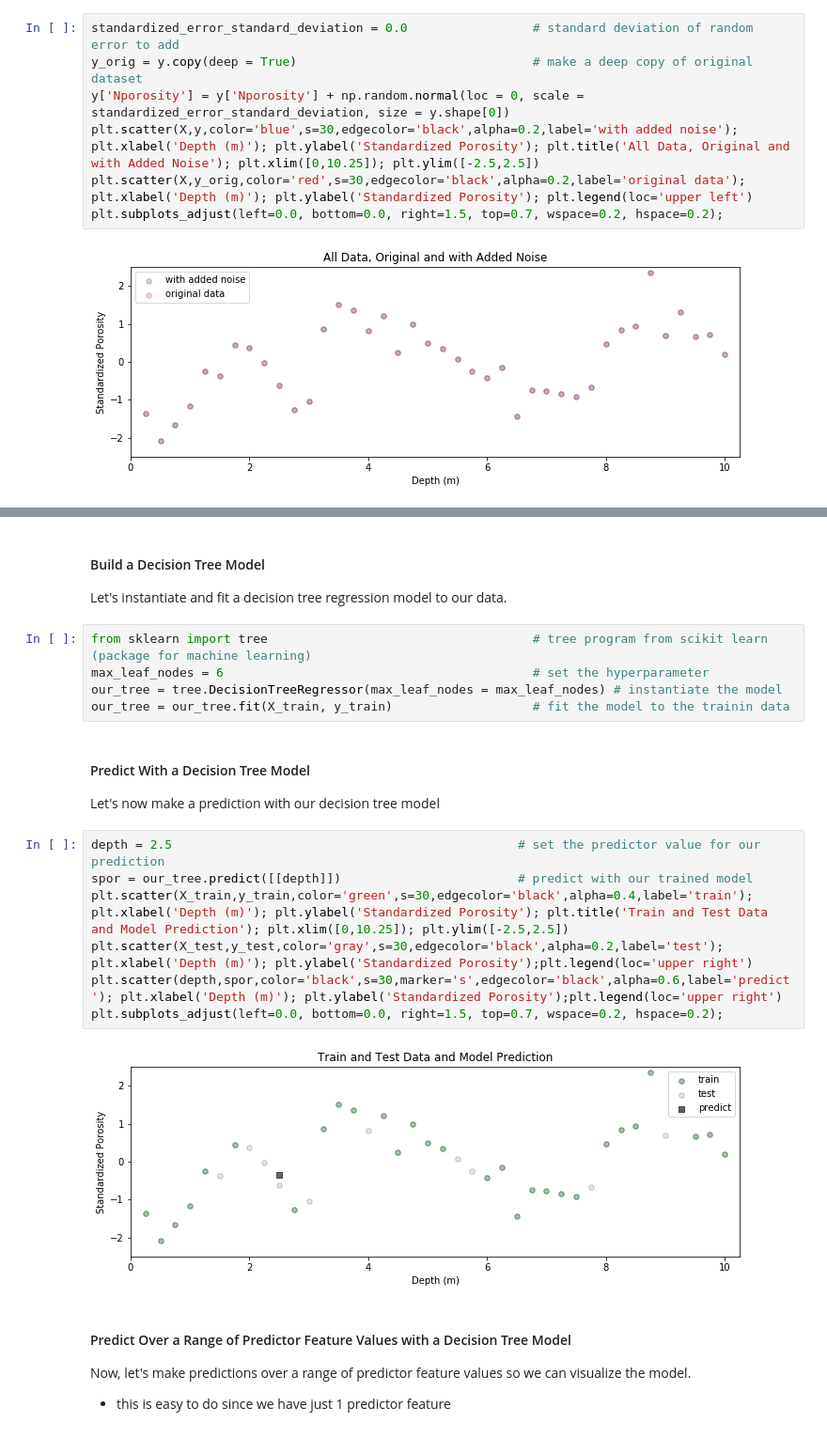
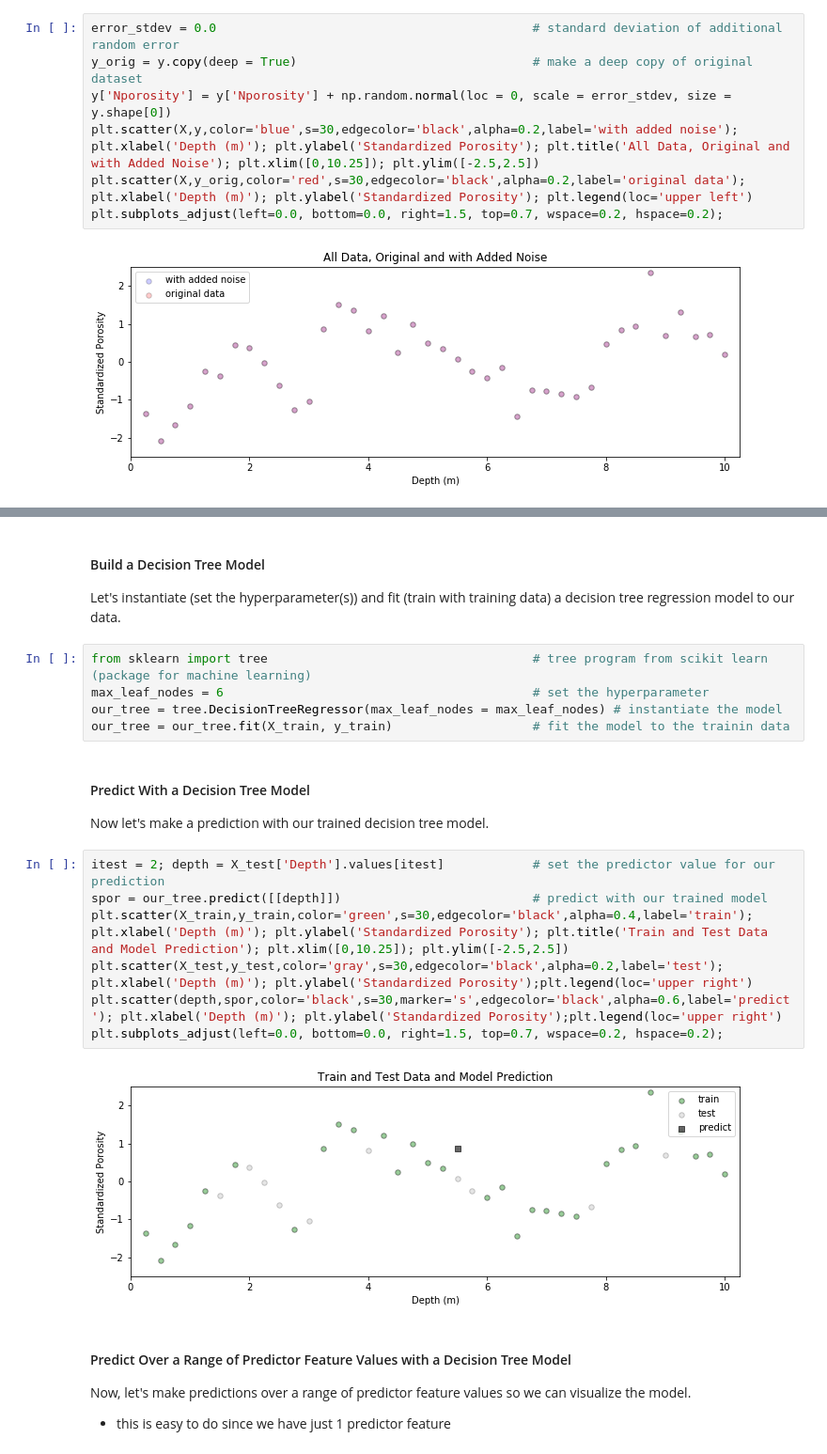
Before and after one commit to GeostatsGuy/PythonNumericalDemos, a Jupyter notebook: PythonDataBasics_PedictiveMachineLearning.ipynb, the cells around one changed output, grey strips where cells are left out. Shown at 94% size. Cells and saved outputs as stored; diff of their text form.

```diff
--- a/PythonDataBasics_PedictiveMachineLearning.ipynb
+++ b/PythonDataBasics_PedictiveMachineLearning.ipynb
@@ -172,7 +164,7 @@ This dataset is quite well-behaved and error free.
 # %%
-standardized_error_standard_deviation = 0.0                 # standard deviation of random error to add
+error_stdev = 0.0                                           # standard deviation of additional random error
 y_orig = y.copy(deep = True)                                # make a deep copy of original dataset
-y['Nporosity'] = y['Nporosity'] + np.random.normal(loc = 0, scale = standardized_error_standard_deviation, size = y.shape[0])
+y['Nporosity'] = y['Nporosity'] + np.random.normal(loc = 0, scale = error_stdev, size = y.shape[0])
 plt.scatter(X,y,color='blue',s=30,edgecolor='black',alpha=0.2,label='with added noise'); plt.xlabel('Depth (m)'); plt.ylabel('Standardized Porosity'); plt.title('All Data, Original and with Added Noise'); plt.xlim([0,10.25]); plt.ylim([-2.5,2.5])
 plt.scatter(X,y_orig,color='red',s=30,edgecolor='black',alpha=0.2,label='original data'); plt.xlabel('Depth (m)'); plt.ylabel('Standardized Porosity'); plt.legend(loc='upper left')
 plt.subplots_adjust(left=0.0, bottom=0.0, right=1.5, top=0.7, wspace=0.2, hspace=0.2);
@@ -197,7 +190,7 @@ plt.subplots_adjust(left=0.0, bottom=0.0, right=1.5, top=0.7, wspace=0.2, hspace
 # %% [markdown]
 #### Build a Decision Tree Model
 
-Let's instantiate and fit a decision tree regression model to our data.
+Let's instantiate (set the hyperparameter(s)) and fit (train with training data) a decision tree regression model to our data.
 # %%
 from sklearn import tree                                    # tree program from scikit learn (package for machine learning)
 max_leaf_nodes = 6                                          # set the hyperparameter
@@ -206,16 +199,16 @@ our_tree = our_tree.fit(X_train, y_train)                   # fit the model to t
 # %% [markdown]
 #### Predict With a Decision Tree Model
 
-Let's now make a prediction with our decision tree model
+Now let's make a prediction with our trained decision tree model.
 # %%
-depth = 2.5                                               # set the predictor value for our prediction
-spor = our_tree.predict([[depth]])                        # predict with our trained model
+itest = 2; depth = X_test['Depth'].values[itest]            # set the predictor value for our prediction
+spor = our_tree.predict([[depth]])                          # predict with our trained model
 plt.scatter(X_train,y_train,color='green',s=30,edgecolor='black',alpha=0.4,label='train'); plt.xlabel('Depth (m)'); plt.ylabel('Standardized Porosity'); plt.title('Train and Test Data and Model Prediction'); plt.xlim([0,10.25]); plt.ylim([-2.5,2.5])
 plt.scatter(X_test,y_test,color='gray',s=30,edgecolor='black',alpha=0.2,label='test'); plt.xlabel('Depth (m)'); plt.ylabel('Standardized Porosity');plt.legend(loc='upper right')
 plt.scatter(depth,spor,color='black',s=30,marker='s',edgecolor='black',alpha=0.6,label='predict'); plt.xlabel('Depth (m)'); plt.ylabel('Standardized Porosity');plt.legend(loc='upper right')
 plt.subplots_adjust(left=0.0, bottom=0.0, right=1.5, top=0.7, wspace=0.2, hspace=0.2);
 # %% [output]
-[figure, old version]
+[figure, new version]
 # %% [markdown]
 #### Predict Over a Range of Predictor Feature Values with a Decision Tree Model
 
```
Also changed, not shown: parts of 23 cells of this notebook.
